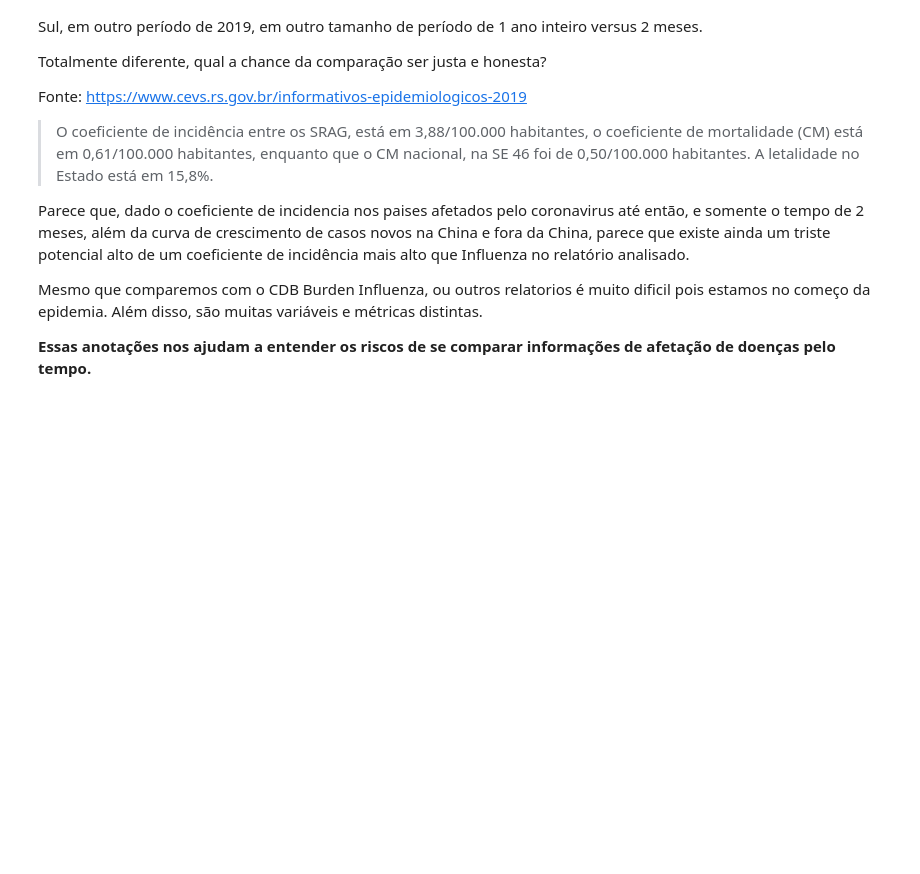
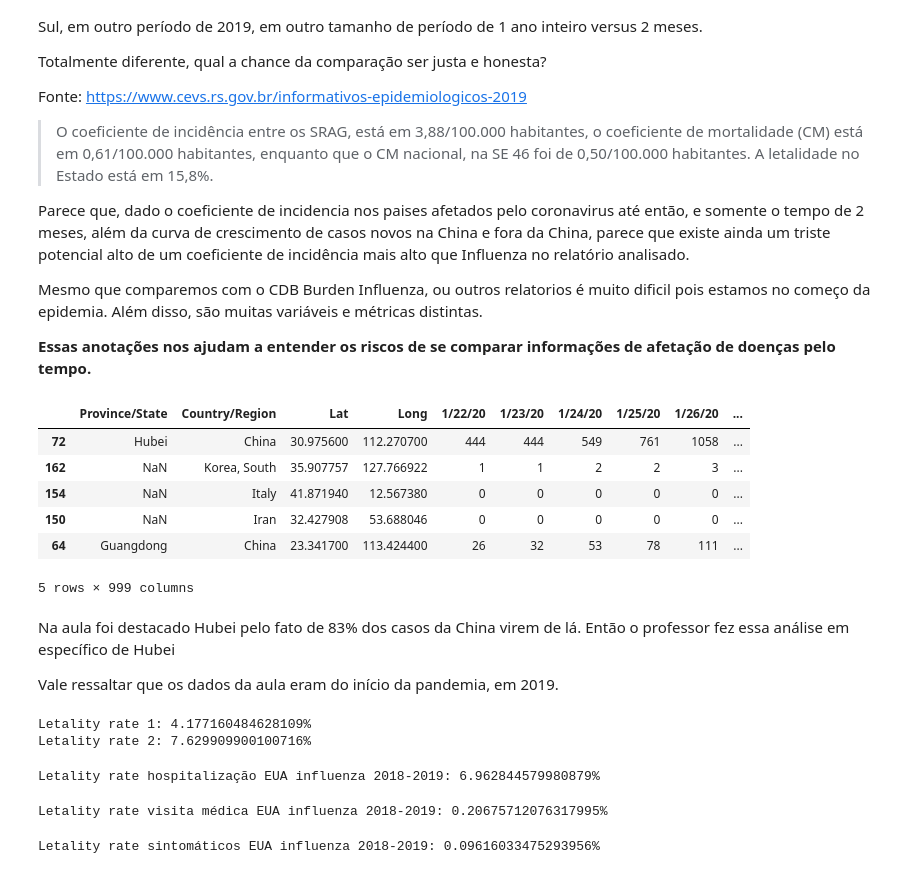
Before and after one commit to Gleis0nLemos/Data-Science-e-Sa-de, a Jupyter notebook: Data_Science_e_Saude.ipynb, the cells around one changed output. Cells and saved outputs as stored; diff of their text form; code cells hidden in the pictures; blank space fills up the shorter version.

Commit message:
Explorando mais dados

```diff
--- a/Data_Science_e_Saude.ipynb
+++ b/Data_Science_e_Saude.ipynb
@@ -807,3 +807,53 @@ Parece que, dado o coeficiente de incidencia nos paises afetados pelo coronaviru
 Mesmo que comparemos com o CDB Burden Influenza, ou outros relatorios é muito dificil pois estamos no começo da epidemia. Além disso, são muitas variáveis e métricas distintas.
 
 **Essas anotações nos ajudam a entender os riscos de se comparar informações de afetação de doenças pelo tempo.**
+# %%
+confirmed.sort_values(last_date, ascending=False).head()
+# %% [output]
+|  | Province/State | Country/Region | Lat | Long | 1/22/20 | 1/23/20 | 1/24/20 | 1/25/20 | 1/26/20 | ... |
+| 72 | Hubei | China | 30.975600 | 112.270700 | 444 | 444 | 549 | 761 | 1058 | ... |
+| 162 | NaN | Korea, South | 35.907757 | 127.766922 | 1 | 1 | 2 | 2 | 3 | ... |
+| 154 | NaN | Italy | 41.871940 | 12.567380 | 0 | 0 | 0 | 0 | 0 | ... |
+| 150 | NaN | Iran | 32.427908 | 53.688046 | 0 | 0 | 0 | 0 | 0 | ... |
+| 64 | Guangdong | China | 23.341700 | 113.424400 | 26 | 32 | 53 | 78 | 111 | ... |
+5 rows × 999 columns
+# %% [markdown]
+Na aula foi destacado Hubei pelo fato de 83% dos casos da China virem de lá. Então o professor fez essa análise em específico de Hubei
+
+Vale ressaltar que os dados da aula eram do início da pandemia, em 2019.
+# %%
+# https://en.wikipedia.org/wiki/Hubei
+# hubei population
+
+hubei_population = 59020000
+confirmed_cases = confirmed.set_index("Province/State").loc["Hubei"][last_date]
+death_cases = deaths.set_index("Province/State").loc["Hubei"][last_date]
+recovered_cases = recovered.set_index("Province/State").loc["Hubei"][last_date]
+
+letality_rate_1 = death_cases / confirmed_cases * 100
+letality_rate_2 = death_cases / (death_cases + recovered_cases) * 100
+print(f"Letality rate 1: {letality_rate_1}%")
+print(f"Letality rate 2: {letality_rate_2}%")
+# %% [output]
+Letality rate 1: 4.177160484628109%
+Letality rate 2: 7.629909900100716%
+# %%
+# nos estados unidos de acordo com burden report de influenza 2018-2019 estimativa não final
+letality_rate_hospitalization = 34157 / 490561 * 100
+
+print(f"Letality rate hospitalização EUA influenza 2018-2019: {letality_rate_hospitalization}%")
+# %% [output]
+Letality rate hospitalização EUA influenza 2018-2019: 6.962844579980879%
+# %%
+letality_rate_medical_visit = 34157 / 16520350 * 100
+
+print(f"Letality rate visita médica EUA influenza 2018-2019: {letality_rate_medical_visit}%")
+# %% [output]
+Letality rate visita médica EUA influenza 2018-2019: 0.20675712076317995%
+# %%
+# nos estados unidos de acordo com burden report de influenza 2018-2019 estimativa não final
+letality_rate_symptomatic = 34157 / 35520883 * 100
+
+print(f"Letality rate sintomáticos EUA influenza 2018-2019: {letality_rate_symptomatic}%")
+# %% [output]
+Letality rate sintomáticos EUA influenza 2018-2019: 0.09616033475293956%
```
Also changed, not shown: parts of 4 cells of this notebook, 1 other file.
